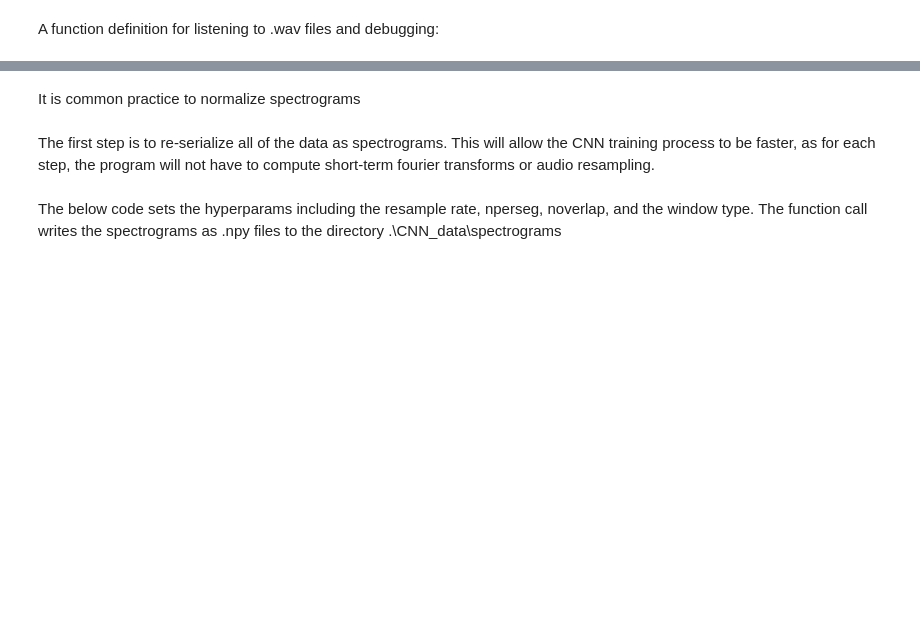
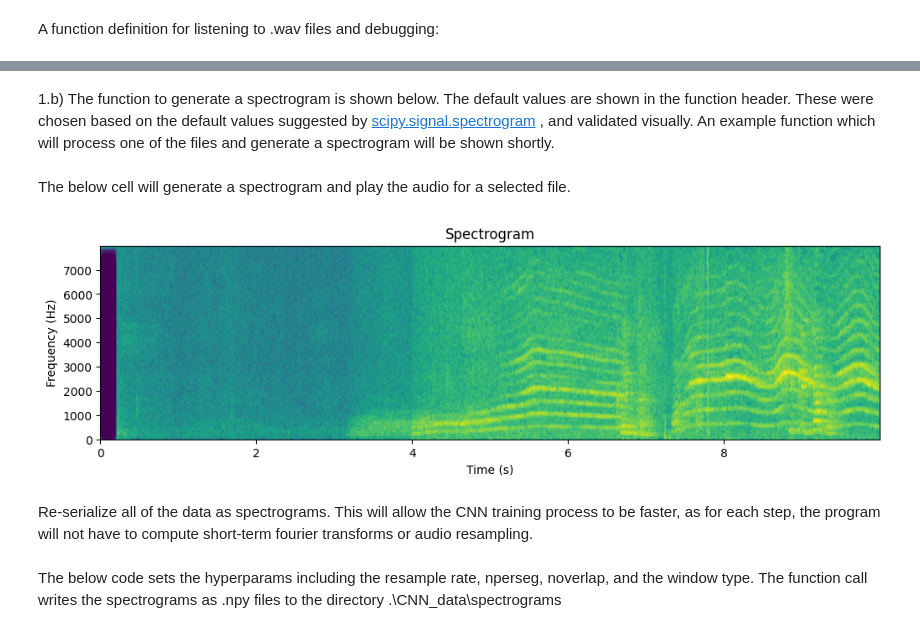
Before and after one commit to dbrenken-code/MECH501_asgn2, a Jupyter notebook: asgn2.ipynb, the cells around one changed output, grey strips where cells are left out. Saved outputs shown, nothing was run; the diff lists cells and outputs as text; code cells hidden in the pictures; blank space fills up the shorter version.

```diff
--- a/asgn2.ipynb
+++ b/asgn2.ipynb
@@ -98,3 +133,5 @@ The hyperparameters of this function "compute_spectrogram" will eventually be tu
+# %% [markdown]
+1.b) The function to generate a spectrogram is shown below. The default values are shown in the function header. These were chosen based on the default values suggested by [scipy.signal.spectrogram](https://docs.scipy.org/doc/scipy/reference/generated/scipy.signal.spectrogram.html) , and validated visually. An example function which will process one of the files and generate a spectrogram will be shown shortly.
 # %%
 def compute_spectrogram(audio, sample_rate, window_type='hann', nperseg=256, noverlap=32):
     #ensure audio is 1-D
@@ -116,8 +153,6 @@ def compute_spectrogram(audio, sample_rate, window_type='hann', nperseg=256, nov
 
 
     return Sxx_db
-# %% [markdown]
-It is common practice to normalize spectrograms
 # %%
 def normalize_spectogram(spectrogram):
     #this function normalizes the spectogram
@@ -132,6 +167,32 @@ def normalize_spectogram(spectrogram):
     normalized_spectrogram = np.reshape(normalized_spectrogram, spectrogram.shape)
 
     return normalized_spectrogram
+# %% [markdown]
+The below cell will generate a spectrogram and play the audio for a selected file.
+# %%
+file_name = "0-0MLvQfung_0_10"      #A cat meowing and a human speaking
+
+def validate_spectro(file_name):
+    path = os.path.join(".\\CNN_data\\audio", (file_name + ".wav"))
+    sample_rate = 16000
+    audio = resample_audio(path, sample_rate)
+    spectrogram = compute_spectrogram(audio, sample_rate=sample_rate, window_type='hann', nperseg=256, noverlap=32)
+    spectrogram = normalize_spectogram(spectrogram)
+    time = np.arange(0, 10, 1 / sample_rate)
+    frequency = np.fft.fftfreq(10*sample_rate, 1 / sample_rate)
+    plt.figure(figsize=(12, 3))
+    plt.imshow(spectrogram, aspect='auto', cmap='viridis', origin='lower', extent=[time.min(), time.max(), 0, frequency.max()])
+    plt.title('Spectrogram')
+    plt.xlabel('Time (s)')
+    plt.ylabel('Frequency (Hz)')
+    plt.show()
+
+    path2 = os.path.join(".\\CNN_data\\audio", (file_name + ".wav"))
+    play_wav(path2)         #playing audio
+
+validate_spectro(file_name=file_name)
+# %% [output]
+[figure, added]
 # %%
 def save_spectrogram_to_file(spectrogram, filename):
     """Serialize and save a spectrogram to a file."""
@@ -141,7 +202,7 @@ def load_spectrogram_from_file(filename):
     """Load a spectrogram from a file."""
     return np.load(filename)
 # %% [markdown]
-The first step is to re-serialize all of the data as spectrograms. This will allow the CNN training process to be faster, as for each step, the program will not have to compute short-term fourier transforms or audio resampling.
+Re-serialize all of the data as spectrograms. This will allow the CNN training process to be faster, as for each step, the program will not have to compute short-term fourier transforms or audio resampling.
 # %%
 def map_data_as_spectro(sample_rate, window_type, nperseg, noverlap):
     input_dir = ".\\CNN_data\\audio"
```
Also changed, not shown: parts of 51 cells of this notebook.
